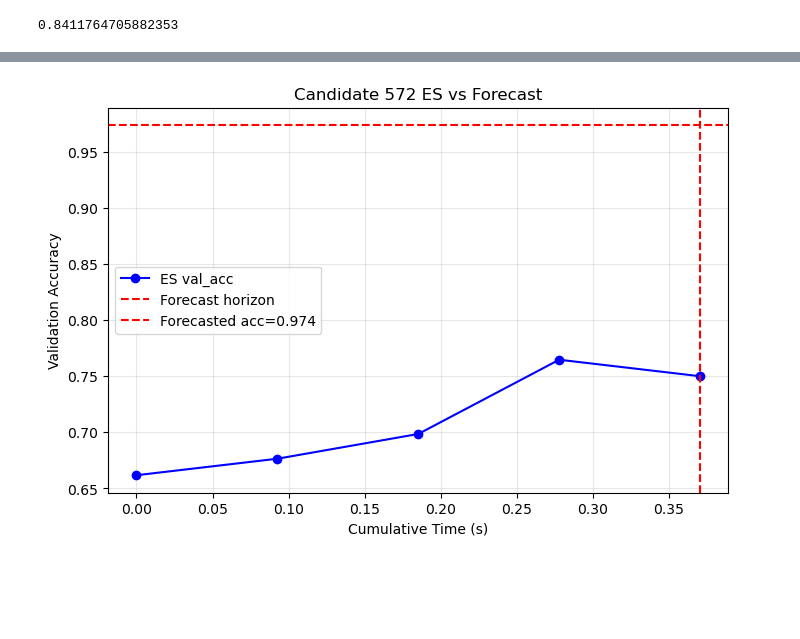
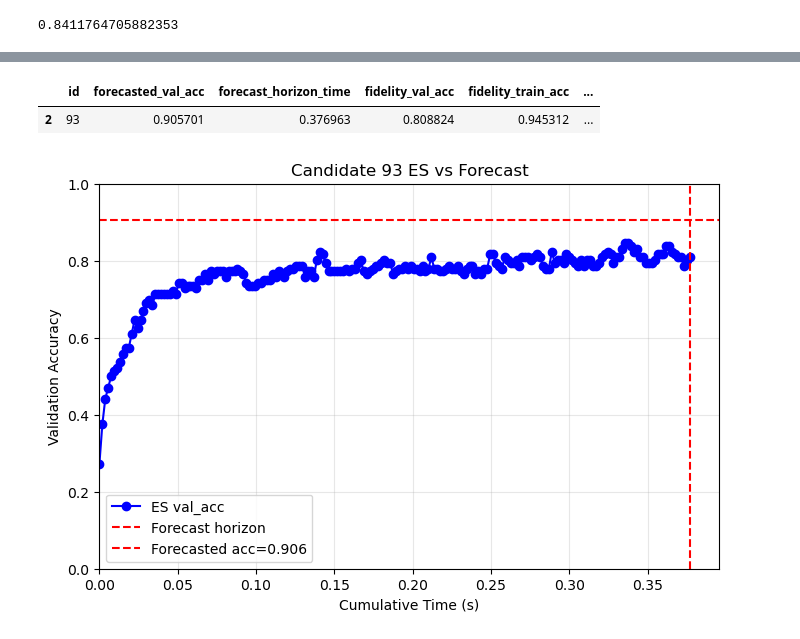
Before and after one commit to topsy-13/ShouldYouEvenNN, a Jupyter notebook: notebooks/batch_method.ipynb, the cells around one changed output, grey strips where cells are left out. Drawn from its saved outputs; the diff is of its cells as text; code cells hidden in the pictures; blank space fills up the shorter version.

```diff
--- a/notebooks/batch_method.ipynb
+++ b/notebooks/batch_method.ipynb
@@ -160,10 +188,16 @@ Forecast fidelity report:
+# %%
+# Loc a specific ID
+fidelity_ledger.loc[fidelity_ledger['id'] == ebe_id]
+# %% [output]
+|  | id | forecasted_val_acc | forecast_horizon_time | fidelity_val_acc | fidelity_train_acc | ... |
+| 2 | 93 | 0.905701 | 0.376963 | 0.808824 | 0.945312 | ... |
 # %%
 from utils_viz import plot_es_learning_curve_from_ledger
-cand_id = fidelity_ledger.iloc[0]["id"]
+cand_id = ebe_id
 row = fidelity_ledger[fidelity_ledger["id"] == cand_id].iloc[0]
 plot_es_learning_curve_from_ledger(row)
 # %% [output]
-[figure, old version]
+[figure, new version]
 # %%
 row
 # %% [output]
```
Also changed, not shown: parts of 7 cells of this notebook, 6 other files.
